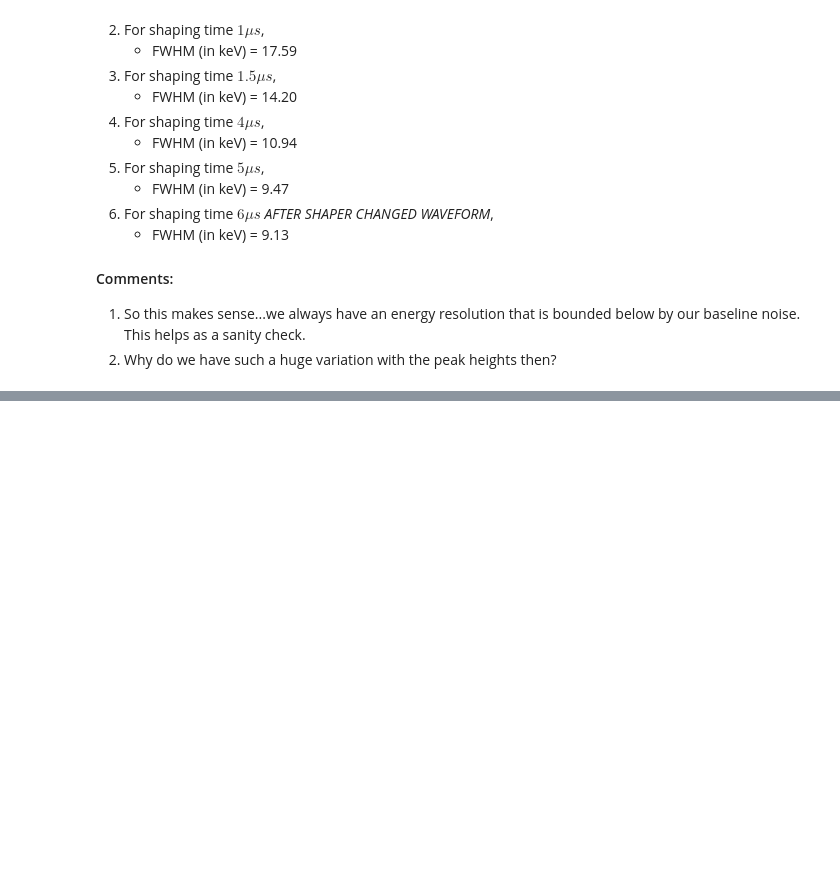
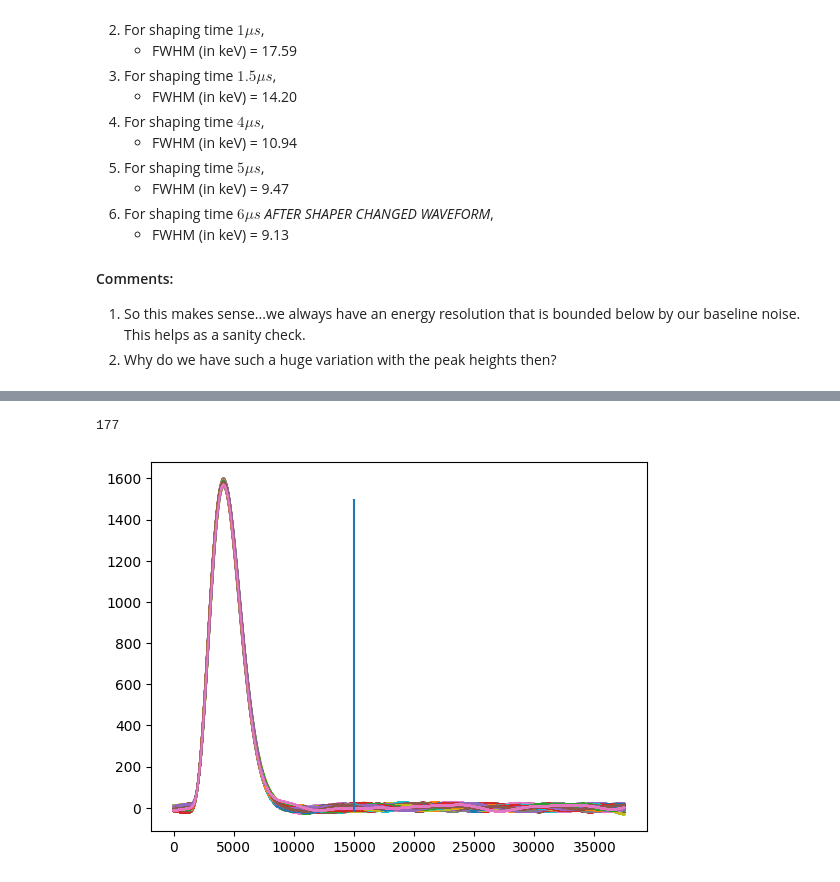
Before and after one commit to arathi-suraj/aramaki-lab-code, a Jupyter notebook: snr.ipynb, the cells around one changed output, grey strips where cells are left out. Cells and saved outputs as stored; diff of their text form; code cells hidden in the pictures; blank space fills up the shorter version.

```diff
--- a/snr.ipynb
+++ b/snr.ipynb
@@ -757,0 +772,42 @@ The FWHM of the baseline noise in energy units is 9.13 keV
+# %%
+st05 = "noise analysis 27_2_24 by robin/FWHM vs shaping time measurements/Feb27_Amp68mV_st05us_ortec_dig2-usb22575_CH1_20240227115342-76.txt"
+st1 = "noise analysis 27_2_24 by robin/FWHM vs shaping time measurements/Feb27_Amp68mV_st1us_ortec_dig2-usb22575_CH1_20240227121029-82.txt"
+st2 = "noise analysis 27_2_24 by robin/FWHM vs shaping time measurements/Feb27_Amp68mV_st2us_ortec_dig2-usb22575_CH1_20240227121815-86.txt"
+st3 = "noise analysis 27_2_24 by robin/FWHM vs shaping time measurements/Feb27_Amp68mV_st3us_ortec_dig2-usb22575_CH1_20240227122406-89.txt"
+st6 = "noise analysis 27_2_24 by robin/FWHM vs shaping time measurements/Feb27_Amp68mV_st6us_ortec_dig2-usb22575_CH1_20240227123517-93.txt"
+st10 = "noise analysis 27_2_24 by robin/FWHM vs shaping time measurements/Feb27_Amp68mV_st10us_ortec_dig2-usb22575_CH1_20240227124334-06.txt"
+# %%
+filenames = [st05, st1, st2, st3, st6, st10]
+lengths = []
+
+for name in filenames:
+    file = open(name, "r")
+    length = len(file.readlines())
+    lengths.append(length)
+    file.close()
+# %%
+# Making peak noise histograms and extracting the FWHM to use in the plot
+ind = 5
+peaks = []
+noise_list = []
+for num in range(1, lengths[ind]):
+    if num % 5 == 0:
+        data = np.loadtxt(filenames[ind], skiprows=num-1, max_rows=1)
+        noise = data[15000:]
+        peak = max(data)
+        peaks.append(peak)
+        noise_list.append(noise)
+
+        plt.plot(data)
+    else:
+        pass
+
+peaks = np.array(peaks)
+print(len(peaks))
+plt.vlines(15000, -20, 1500)
+plt.show()
+
+noise_array = np.array(noise_list)
+# %% [output]
+177
+[figure, added]
```
Also changed, not shown: parts of 11 cells of this notebook.
